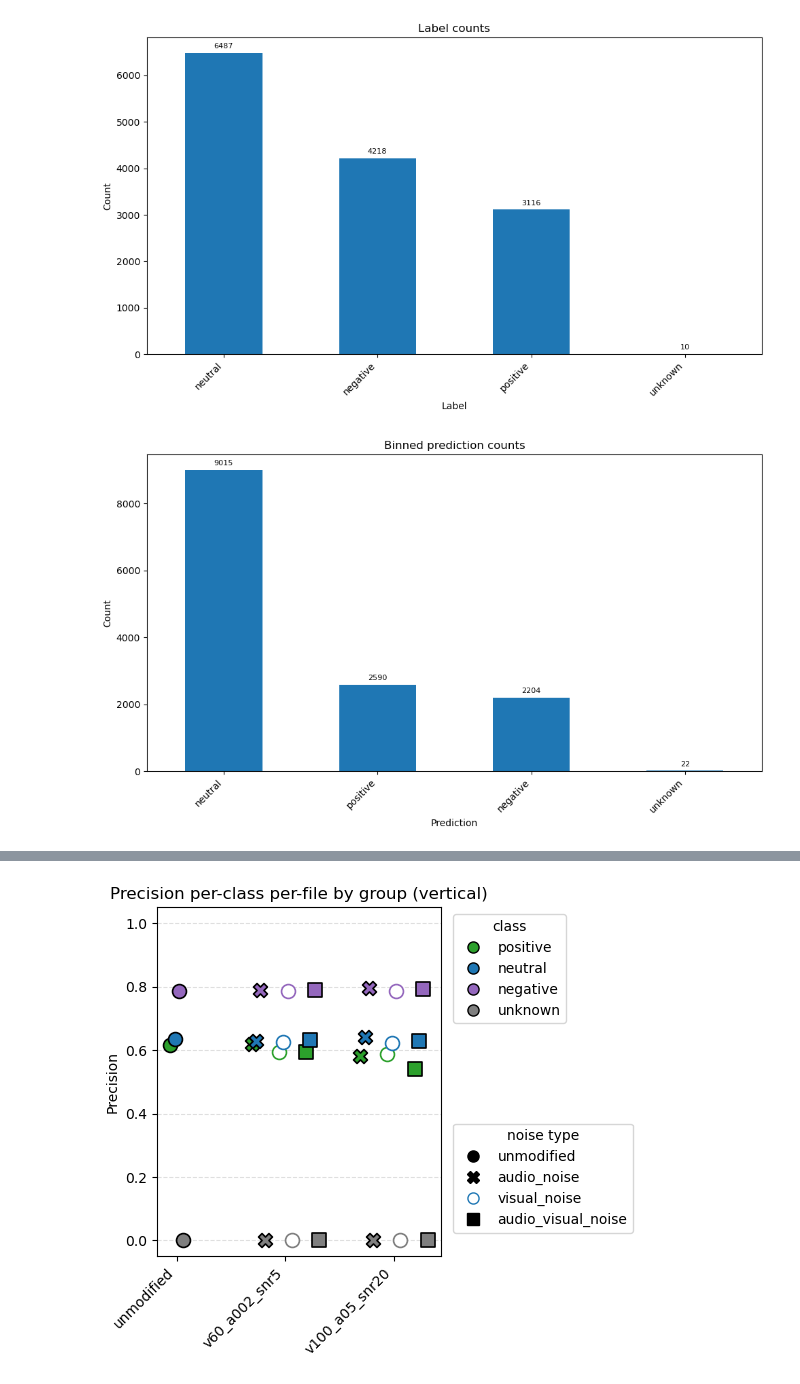
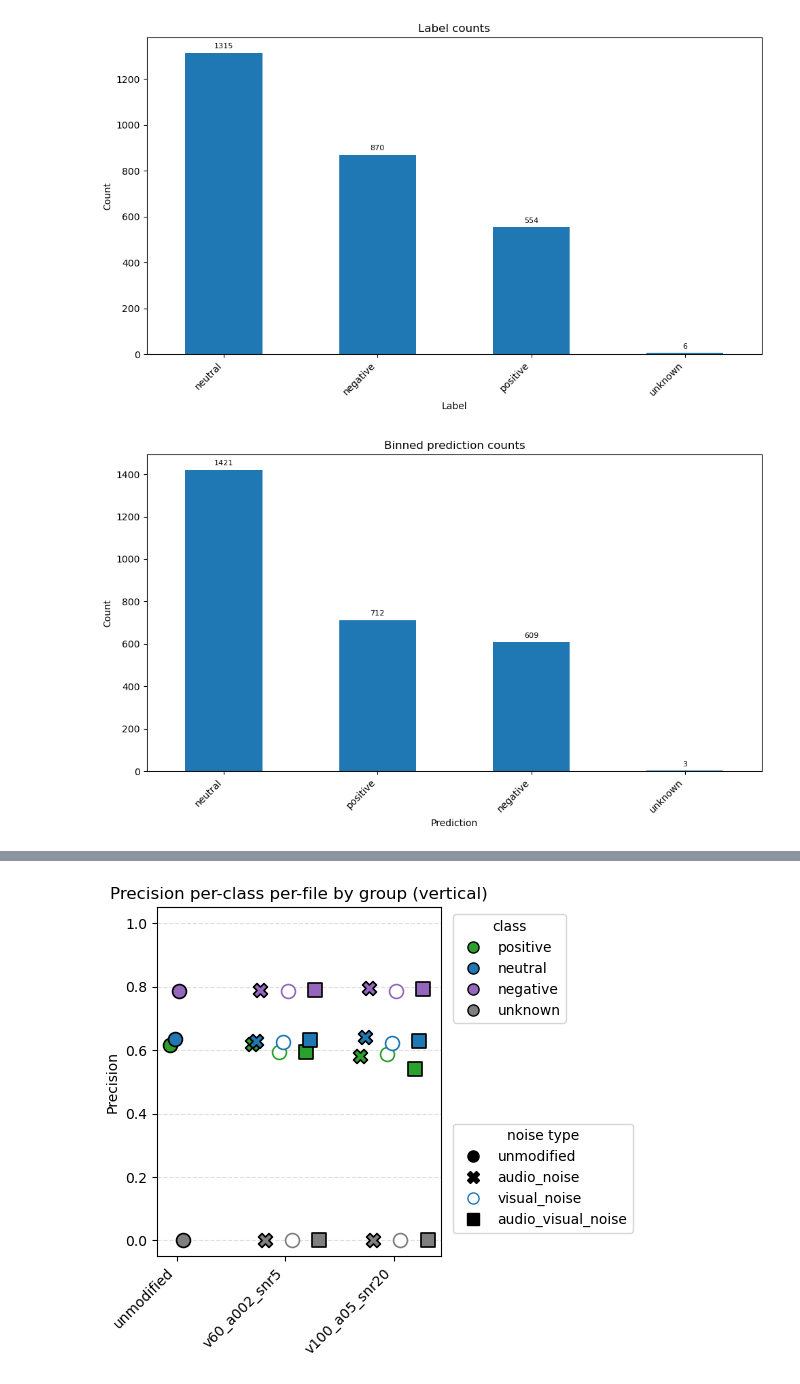
Before and after one commit to inagege/Codebase_MasterThesis, a Jupyter notebook: analysis/benchnmarking.ipynb, the cells around one changed output, grey strips where cells are left out. Cells and saved outputs as stored; diff of their text form; code cells hidden in the pictures.

```diff
--- a/analysis/benchnmarking.ipynb
+++ b/analysis/benchnmarking.ipynb
@@ -3,38 +3,38 @@ import pandas as pd
 import os
 import matplotlib.pyplot as plt
 
-noise = ''
-folder = 'unmodified'
+noise = '_text_noise_T=top4_paper_S=5'
+folder = 'text_noise'
 
 out = os.path.join('out', folder + noise)
 os.makedirs(out, exist_ok=True)
-results = pd.read_csv(os.path.join('..', 'out', folder,'predictions' + noise + '.csv'))
+results = pd.read_csv(os.path.join('..', 'out', folder, 'prediction' + noise + '.csv'))
 
 # normalize labels and predictions to avoid mismatches
 results['label'] = results['label'].astype(str).str.strip().str.lower()
 results['prediction'] = results['prediction'].astype(str).str.strip().str.lower()
 
 labels = results['label']
 
 # count occurrences
 counts = labels.value_counts().sort_values(ascending=False)
 
 # plot
 plt.figure(figsize=(10, 6))
 counts.plot(kind='bar', color='C0')
 plt.xlabel('Label')
 plt.ylabel('Count')
 plt.title('Label counts')
 plt.xticks(rotation=45, ha='right')
 
 # annotate counts on bars
 for i, v in enumerate(counts):
     plt.text(i, v + max(counts) * 0.01, str(v), ha='center', va='bottom', fontsize=8)
 
 plt.tight_layout()
 plt.show()
 # %% [output]
-[figure, old version]
+[figure, new version]
 # %%
 from sklearn.metrics import classification_report, confusion_matrix, precision_recall_fscore_support
 
@@ -62,7 +62,7 @@ for i, v in enumerate(counts):
 plt.tight_layout()
 plt.show()
 # %% [output]
-[figure, old version]
+[figure, new version]
 # %%
 import numpy as np
 
```
Also changed, not shown: parts of 6 cells of this notebook, 4 other files.
